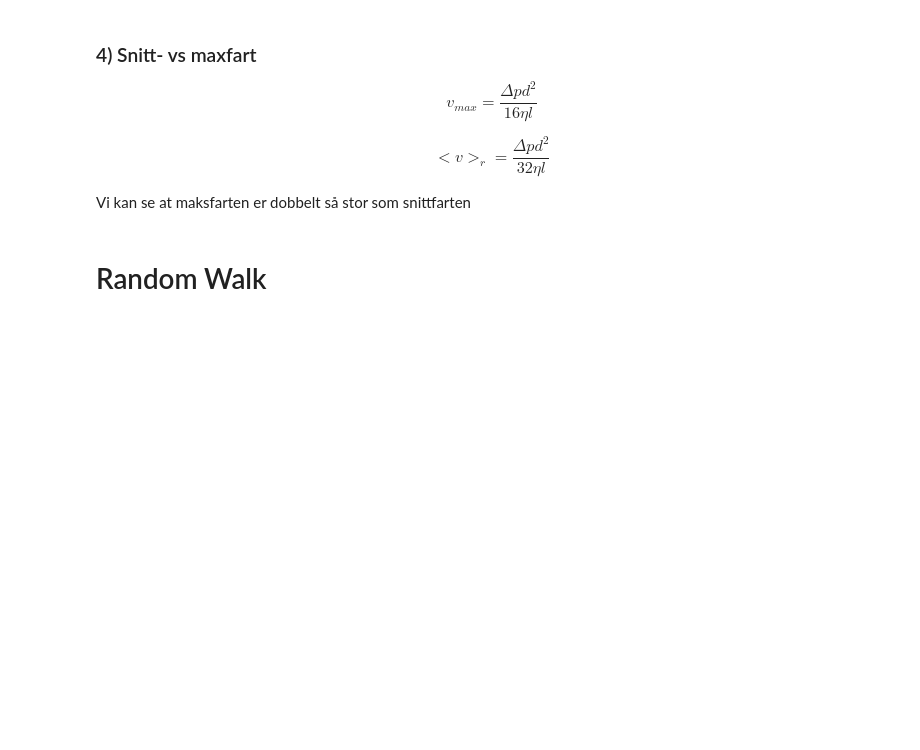
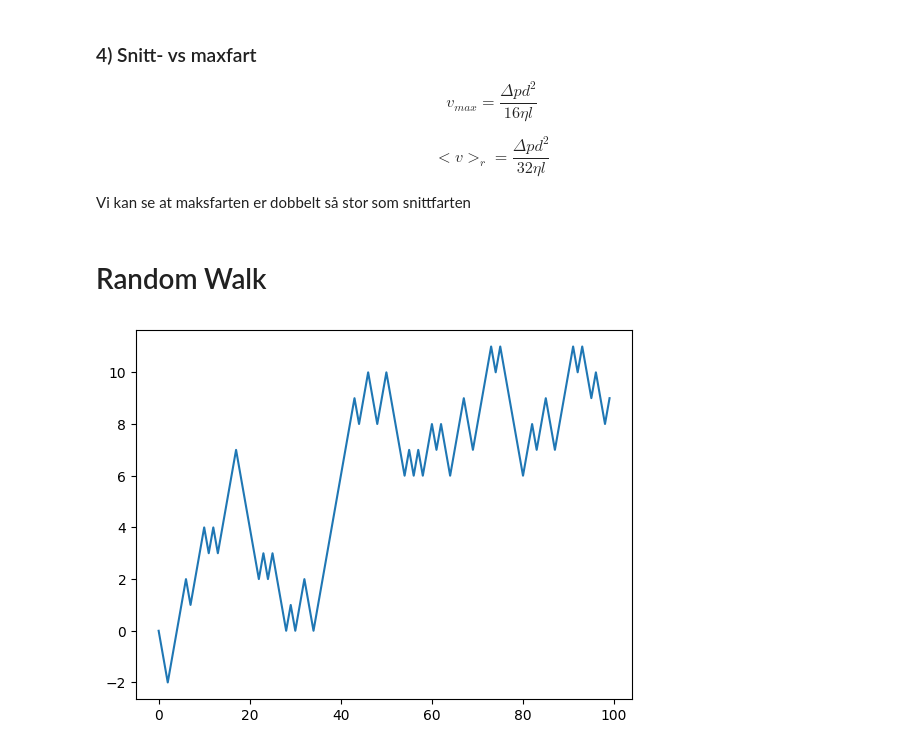
Before and after one commit to iverks/skole, a Jupyter notebook: 5sem/bionano/ov3/ov3.ipynb, the cells around one changed output. Saved outputs shown, nothing was run; the diff lists cells and outputs as text; code cells hidden in the pictures; blank space fills up the shorter version.

```diff
--- a/5sem/bionano/ov3/ov3.ipynb
+++ b/5sem/bionano/ov3/ov3.ipynb
@@ -86,0 +91,34 @@ Vi kan se at maksfarten er dobbelt så stor som snittfarten
+# %%
+def walk_1d_1man(*, num_steps = 100, len_step = 1):
+    sums = np.zeros(num_steps)
+    steps = np.random.choice([-len_step, len_step], size=num_steps)
+    for i in range(1, num_steps):
+        sums[i:] += steps[i]
+    plt.plot(sums)
+
+def walk_1d_many(*, num_steps = 100, num_walks = 150, len_step = 1):
+    walkers = np.zeros((num_steps, num_walks))
+    steps = np.random.choice([-len_step, len_step], size=(num_steps, num_walks))
+    for i in range(1, num_steps):
+        walkers[i:] += steps[i]
+    plt.hist(walkers[-1])
+
+def walk_1d_many_compare(*, num_steps = 100, num_walks = 150, len_step = 1):
+    walkers = np.zeros((num_steps, num_walks))
+    steps = np.random.choice([-len_step, len_step], size=(num_steps, num_walks))
+    for i in range(1, num_steps):
+        walkers[i:] += steps[i]
+    avg_dist = np.sum(walkers[-1])/num_walks
+    mean_squared_disp = np.sum(walkers[-1]**2)/num_walks
+    print(f"{avg_dist=}")
+    print(f"{mean_squared_disp=}")
+
+    ## Fasit
+    avg_dist_fasit = 0
+    mean_squared_disp_fasit = num_steps * len_step**2
+    print(f"{avg_dist_fasit=}")
+    print(f"{mean_squared_disp_fasit=}")
+# %%
+walk_1d_1man()
+# %% [output]
+[figure, added]
```
Also changed, not shown: parts of 6 cells of this notebook, 3 other files.
